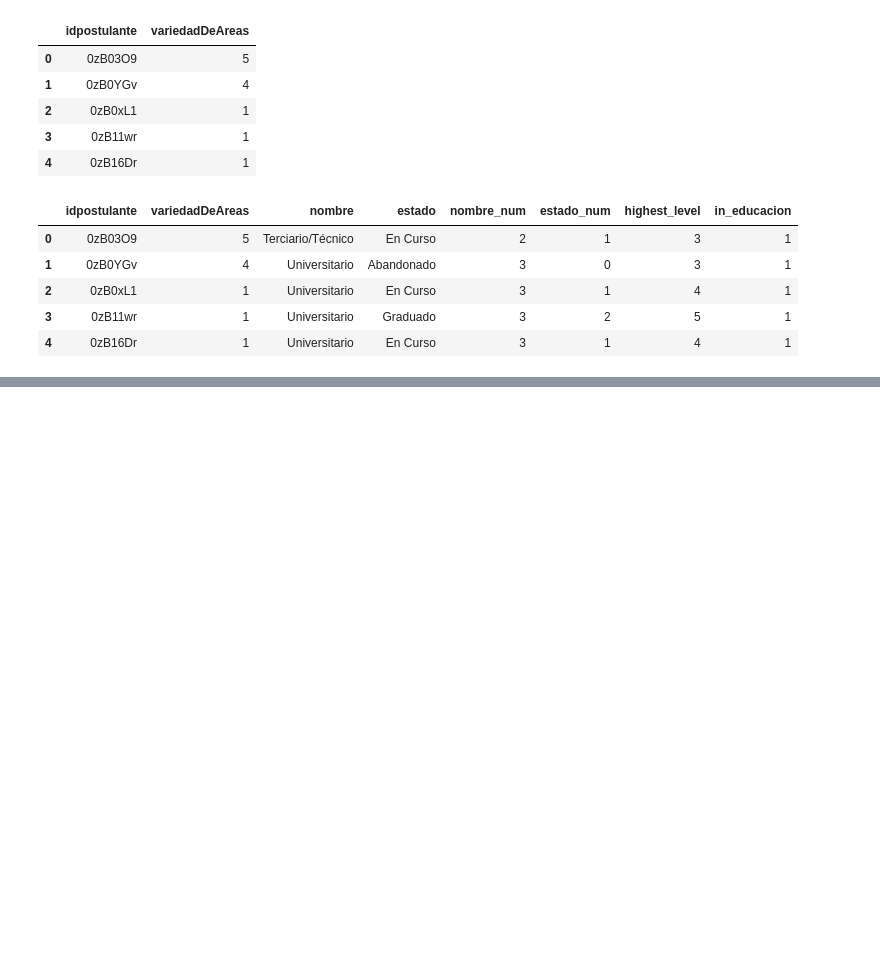
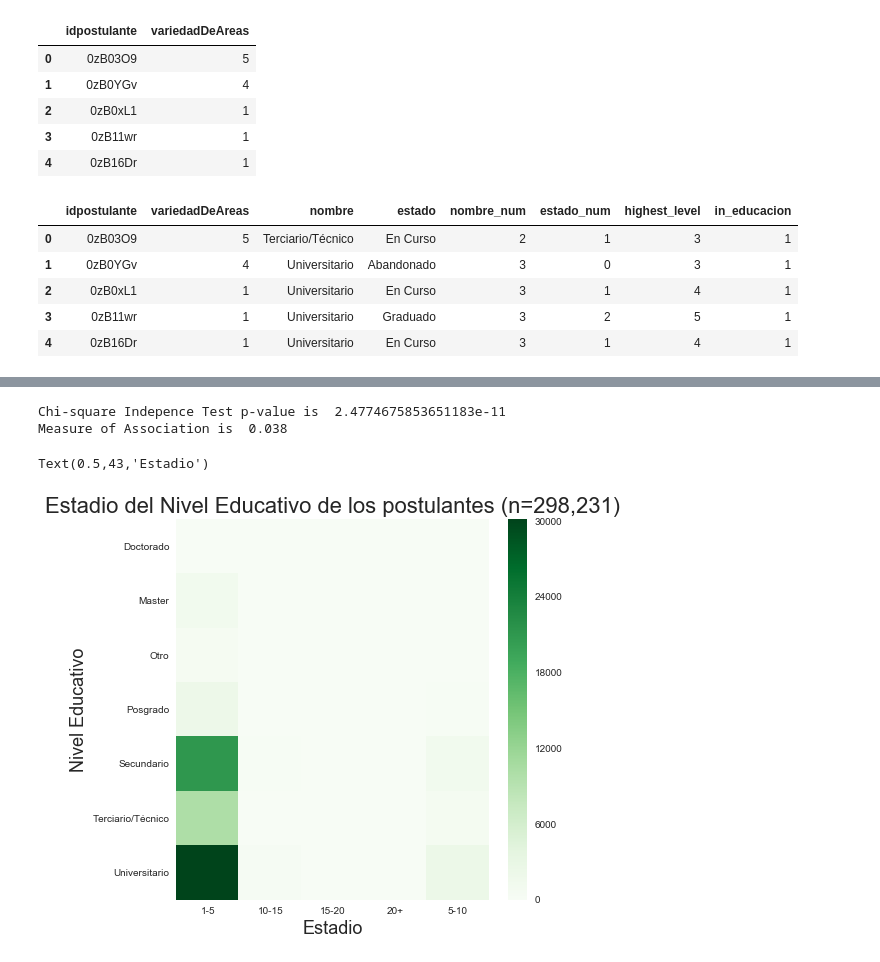
Before and after one commit to rauldip22/TP1, a Jupyter notebook: TP1.ipynb, the cells around one changed output, grey strips where cells are left out. Saved outputs shown, nothing was run; the diff lists cells and outputs as text; code cells hidden in the pictures; blank space fills up the shorter version.

```diff
--- a/TP1.ipynb
+++ b/TP1.ipynb
@@ -858,0 +966,17 @@ vistas.head()
+# %%
+# Is level of education dependent on the educational progress?
+# Compute Crammer's V or measure of association between two nominal variables
+print("Chi-square Indepence Test p-value is ",stats.chi2_contingency(for_heat_map_variedad_areas)[1])
+print("Measure of Association is ",round((stats.chi2_contingency(for_heat_map_variedad_areas)[0]/len(variedad_de_busquedas) )**(0.5),3))
+# %% [output]
+Chi-square Indepence Test p-value is  2.4774675853651183e-11
+Measure of Association is  0.038
+# %%
+fig, ax =plt.subplots(figsize=(7,7))
+g = sns.heatmap(for_heat_map_variedad_areas,  cmap="Greens")
+g.set_title("Estadio del Nivel Educativo de los postulantes (n=298,231)", fontsize=22)
+g.set_ylabel("Nivel Educativo",fontsize=18)
+g.set_xlabel("Estadio", fontsize=18)
+# %% [output]
+Text(0.5,43,'Estadio')
+[figure, added]
```
Also changed, not shown: parts of 30 cells of this notebook.
